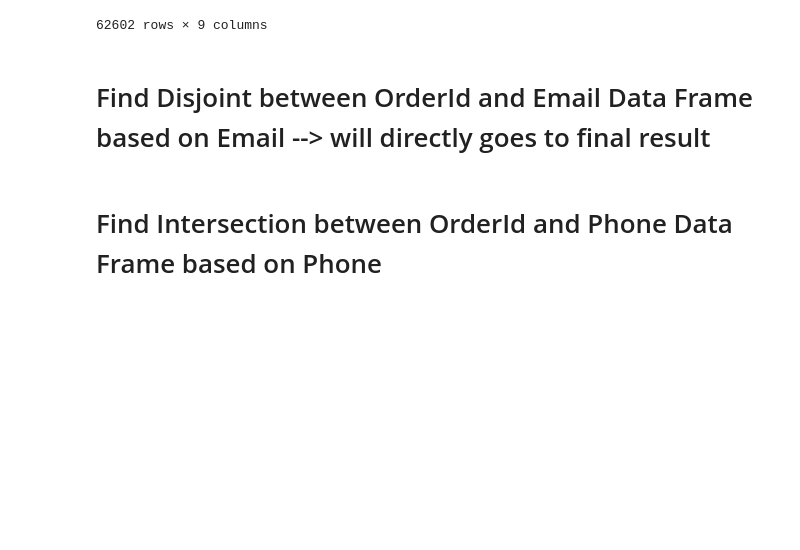
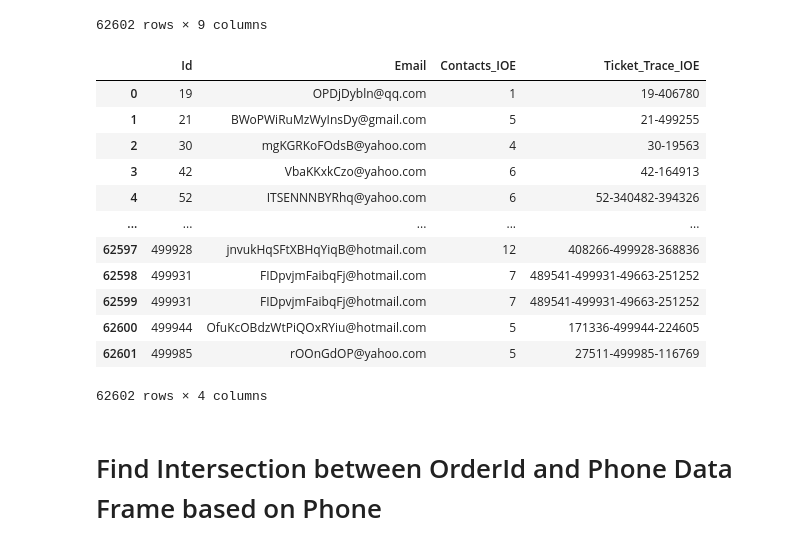
Before and after one commit to gamalielSurya/shopeeMultiChannelContacts, a Jupyter notebook: Multiple-Channel-Contact.ipynb, the cells around one changed output. Saved outputs shown, nothing was run; the diff lists cells and outputs as text; code cells hidden in the pictures; blank space fills up the shorter version.

```diff
--- a/Multiple-Channel-Contact.ipynb
+++ b/Multiple-Channel-Contact.ipynb
@@ -327,8 +327,25 @@ y
 | 62600 | 499944 | OfuKcOBdzWtPiQOxRYiu@hotmail.com | 6.507453e+11 | 3 | sEeNiHgvXEAOSFFgcPDIFDunU | 3 | 171336-499944 | 2 | ... |
 | 62601 | 499985 | rOOnGdOP@yahoo.com | NaN | 1 | oecSmhdXNqUWkfDLRjGHdxPLC | 3 | 27511-499985 | 2 | ... |
 62602 rows × 9 columns
-# %% [markdown]
-# Find Disjoint between OrderId and Email Data Frame based on Email --> will directly goes to final result
+# %%
+df_Intersec_OrderEmail['Contacts_IOE'] = df_Intersec_OrderEmail['Contacts_OrderId'] + df_Intersec_OrderEmail['Contacts_Email']
+df_Intersec_OrderEmail['Ticket_Trace_IOE'] = df_Intersec_OrderEmail[['Ticket_Trace_OrderId', 'Ticket_Trace_Email']].agg('-'.join, axis=1)
+df_Intersec_OrderEmail.drop(['Phone', 'Contacts', 'OrderId', 'Contacts_OrderId','Ticket_Trace_OrderId', 'Contacts_Email','Ticket_Trace_Email'], axis=1, inplace=True)
+df_Intersec_OrderEmail
+# %% [output]
+|  | Id | Email | Contacts_IOE | Ticket_Trace_IOE |
+| 0 | 19 | OPDjDybln@qq.com | 1 | 19-406780 |
+| 1 | 21 | BWoPWiRuMzWyInsDy@gmail.com | 5 | 21-499255 |
+| 2 | 30 | mgKGRKoFOdsB@yahoo.com | 4 | 30-19563 |
+| 3 | 42 | VbaKKxkCzo@yahoo.com | 6 | 42-164913 |
+| 4 | 52 | ITSENNNBYRhq@yahoo.com | 6 | 52-340482-394326 |
+| ... | ... | ... | ... | ... |
+| 62597 | 499928 | jnvukHqSFtXBHqYiqB@hotmail.com | 12 | 408266-499928-368836 |
+| 62598 | 499931 | FIDpvjmFaibqFj@hotmail.com | 7 | 489541-499931-49663-251252 |
+| 62599 | 499931 | FIDpvjmFaibqFj@hotmail.com | 7 | 489541-499931-49663-251252 |
+| 62600 | 499944 | OfuKcOBdzWtPiQOxRYiu@hotmail.com | 5 | 171336-499944-224605 |
+| 62601 | 499985 | rOOnGdOP@yahoo.com | 5 | 27511-499985-116769 |
+62602 rows × 4 columns
 # %% [markdown]
 # Find Intersection between OrderId and Phone Data Frame based on Phone
 # %%
```
Also changed, not shown: parts of 14 cells of this notebook, 10 other files.
